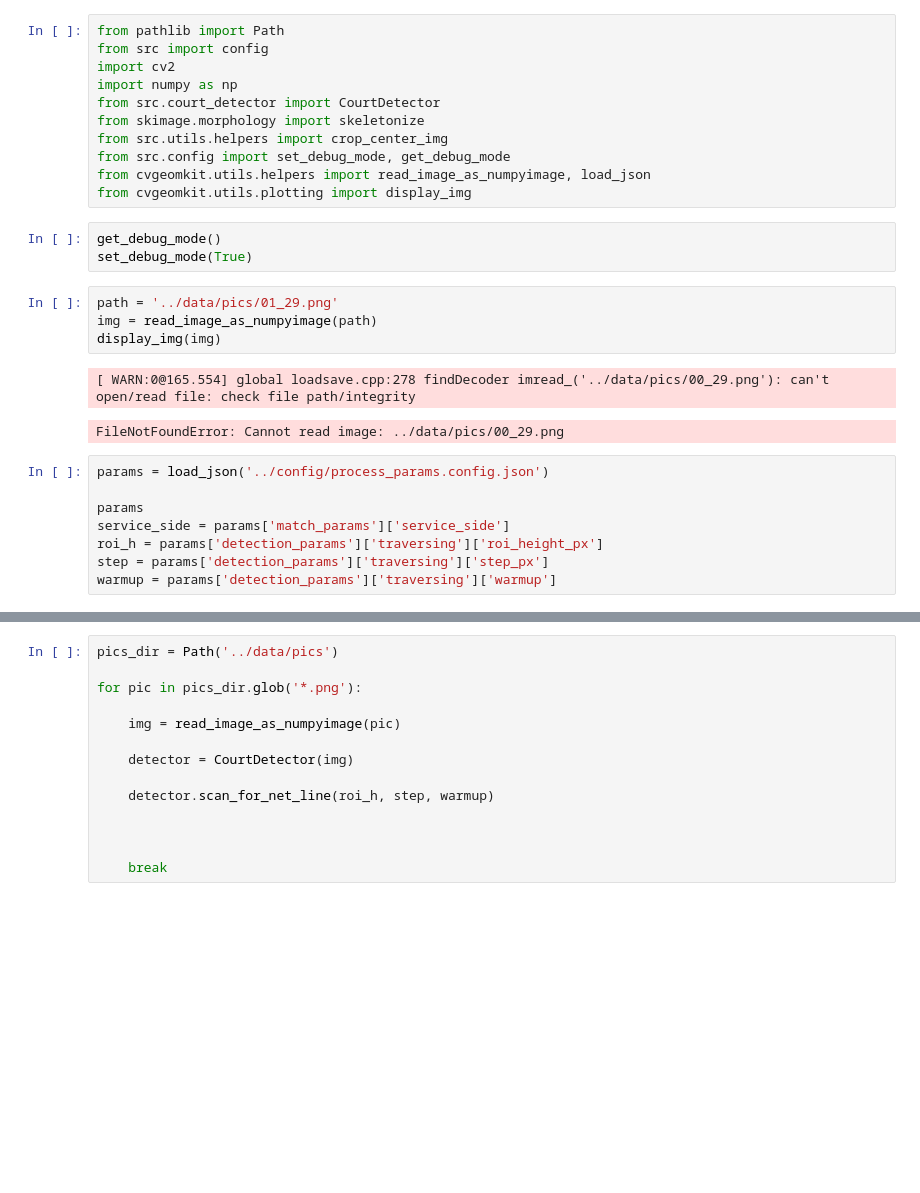
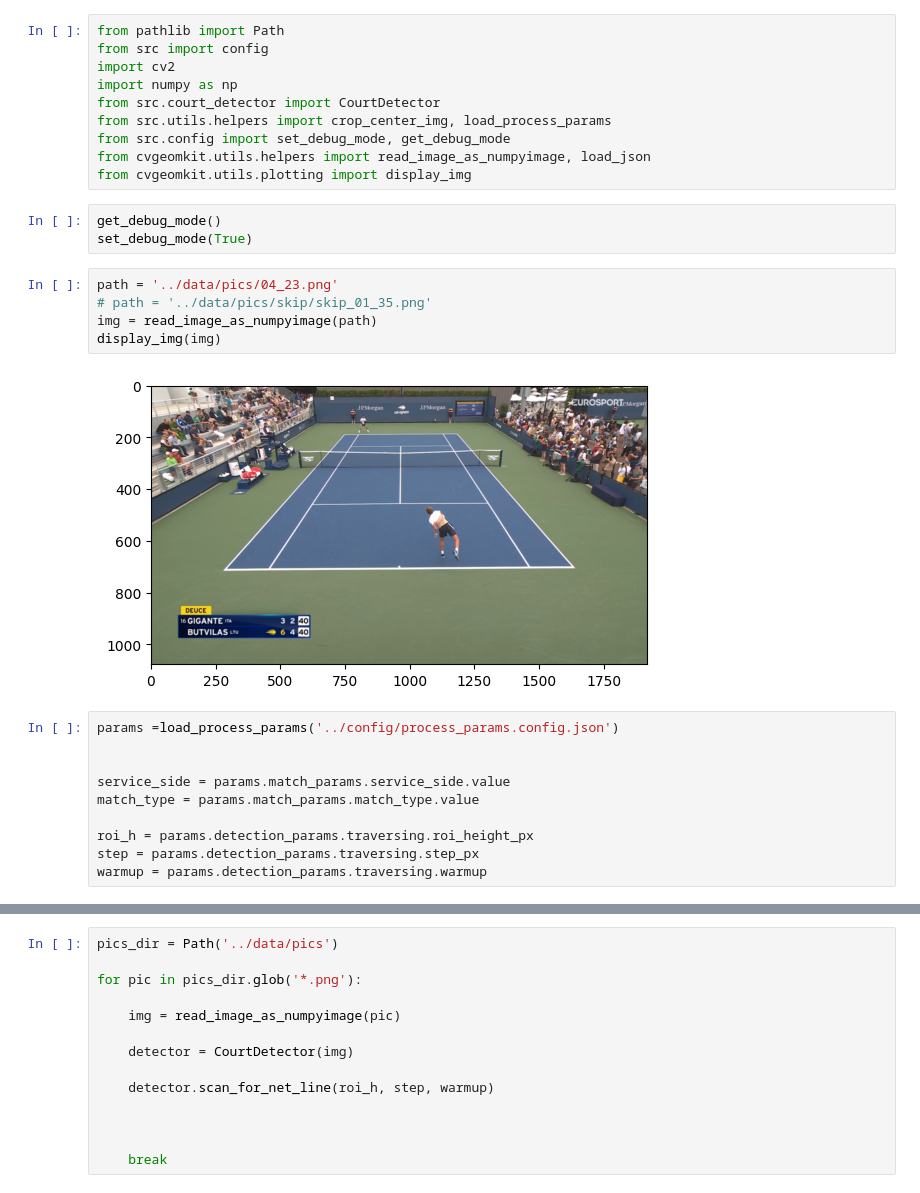
Before and after one commit to polymorvic/tennis-court-detection, a Jupyter notebook: notebooks/roi copy.ipynb, the cells around one changed output, grey strips where cells are left out. Cells and saved outputs as stored; diff of their text form; blank space fills up the shorter version.

```diff
--- a/notebooks/roi copy.ipynb
+++ b/notebooks/roi copy.ipynb
@@ -4,8 +4,7 @@ from src import config
 import cv2
 import numpy as np
 from src.court_detector import CourtDetector
-from skimage.morphology import skeletonize
-from src.utils.helpers import crop_center_img
+from src.utils.helpers import crop_center_img, load_process_params
 from src.config import set_debug_mode, get_debug_mode
 from cvgeomkit.utils.helpers import read_image_as_numpyimage, load_json
 from cvgeomkit.utils.plotting import display_img
@@ -13,19 +12,21 @@ from cvgeomkit.utils.plotting import display_img
 get_debug_mode()
 set_debug_mode(True)
 # %%
-path = '../data/pics/01_29.png'
+path = '../data/pics/04_23.png'
+# path = '../data/pics/skip/skip_01_35.png'
 img = read_image_as_numpyimage(path)
 display_img(img)
 # %% [output]
-[ WARN:0@165.554] global loadsave.cpp:278 findDecoder imread_('../data/pics/00_29.png'): can't open/read file: check file path/integrity
-FileNotFoundError: Cannot read image: ../data/pics/00_29.png
+[figure, added]
 # %%
-params = load_json('../config/process_params.config.json')
+params =load_process_params('../config/process_params.config.json')
 
-params
-service_side = params['match_params']['service_side']
-roi_h = params['detection_params']['traversing']['roi_height_px']
-step = params['detection_params']['traversing']['step_px']
-warmup = params['detection_params']['traversing']['warmup']
+
+service_side = params.match_params.service_side.value
+match_type = params.match_params.match_type.value
+
+roi_h = params.detection_params.traversing.roi_height_px
+step = params.detection_params.traversing.step_px
+warmup = params.detection_params.traversing.warmup
 # %%
 detector = CourtDetector(img)
```
Also changed, not shown: parts of 2 cells of this notebook, 1 other file.
